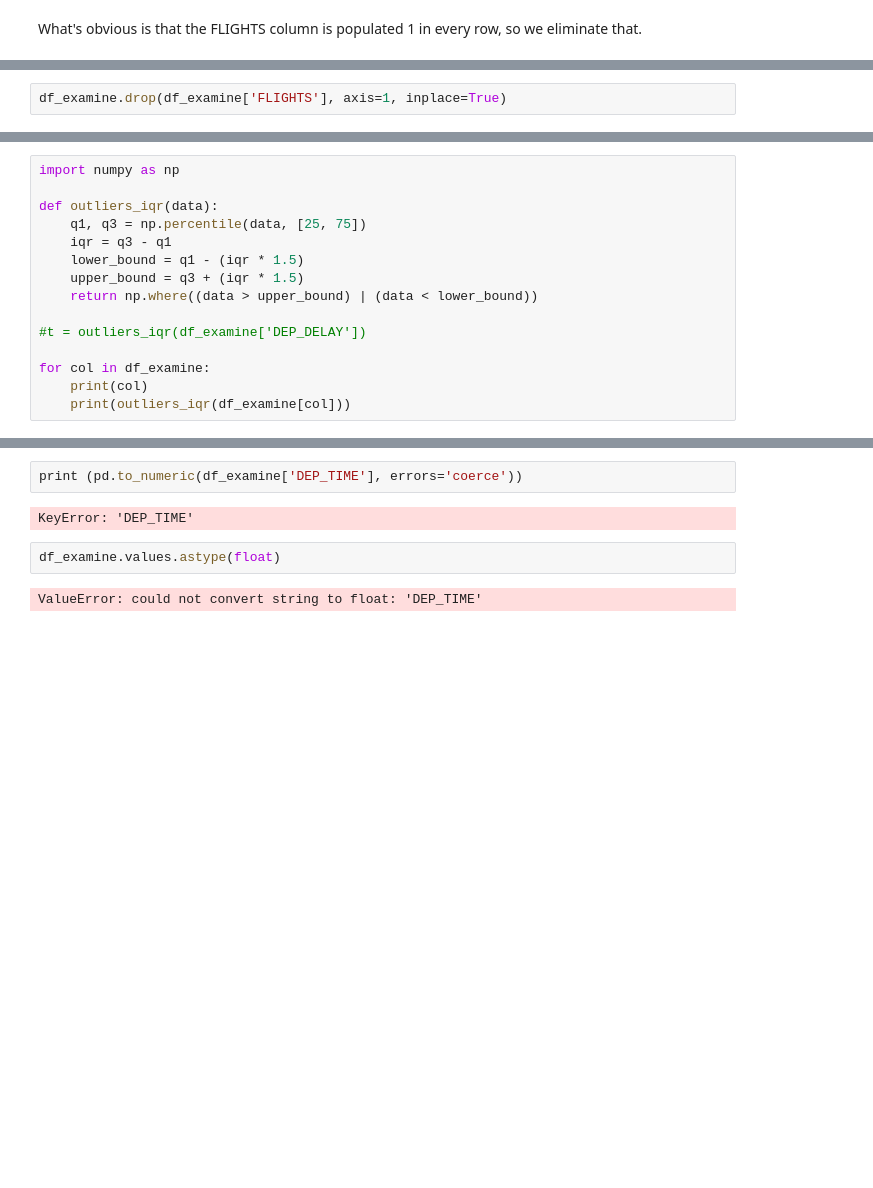
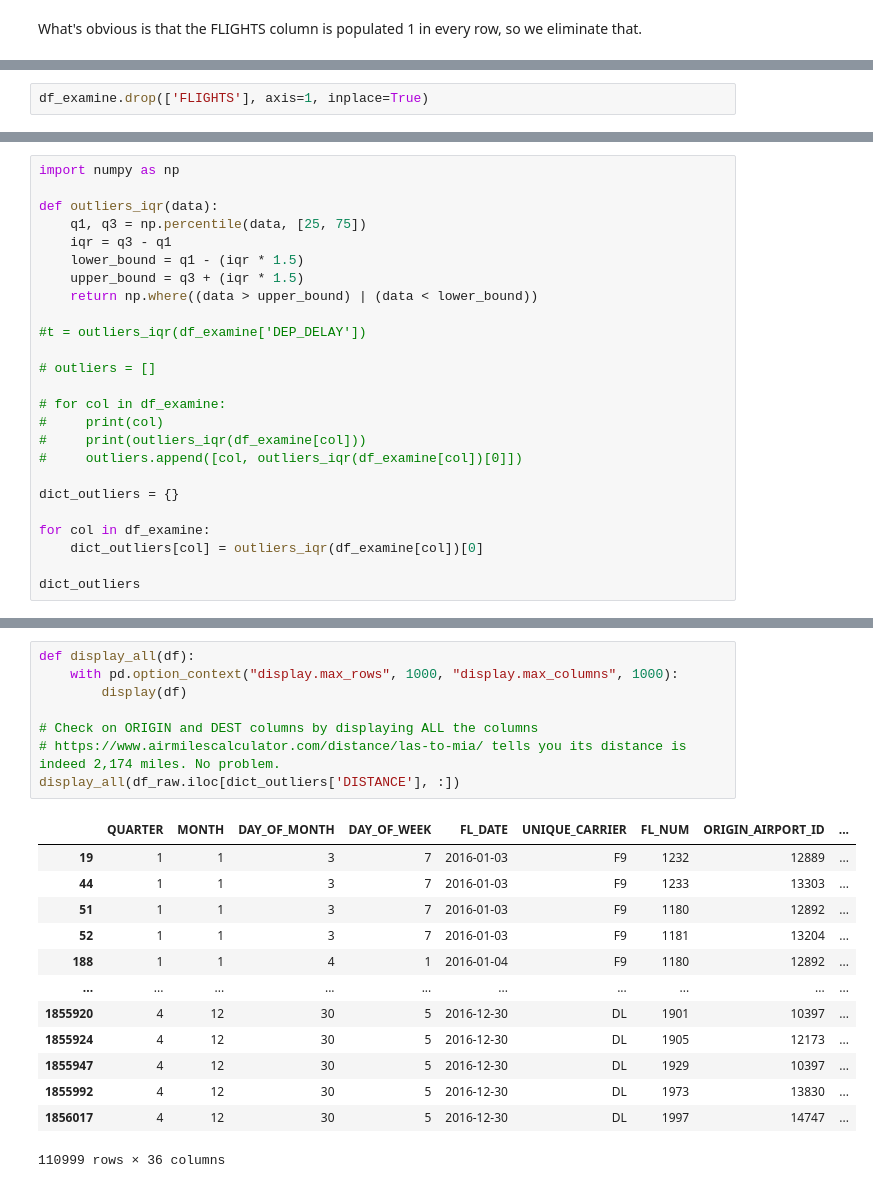
Before and after one commit to tezzytezzy/us-flight-delay, a Jupyter notebook: us-flight-delay.ipynb, the cells around one changed output, grey strips where cells are left out. Cells and saved outputs as stored; diff of their text form; blank space fills up the shorter version.

```diff
--- a/us-flight-delay.ipynb
+++ b/us-flight-delay.ipynb
@@ -157,5 +223,5 @@ What's obvious is that the FLIGHTS column is populated 1 in every row, so we eli
 # %%
-df_examine.drop(df_examine['FLIGHTS'], axis=1, inplace=True)
+df_examine.drop(['FLIGHTS'], axis=1, inplace=True)
 # %% [markdown]
 No data set is immaculately ready for number crunching. Let's compare two techniques to remove outliers.
 
@@ -173,7 +239,17 @@ def outliers_iqr(data):
 
 #t = outliers_iqr(df_examine['DEP_DELAY'])
 
+# outliers = []
+
+# for col in df_examine:
+#     print(col)
+#     print(outliers_iqr(df_examine[col]))
+#     outliers.append([col, outliers_iqr(df_examine[col])[0]])
+
+dict_outliers = {}
+
 for col in df_examine:
-    print(col)
-    print(outliers_iqr(df_examine[col]))
+    dict_outliers[col] = outliers_iqr(df_examine[col])[0]
+
+dict_outliers
 # %% [output]
@@ -224,8 +271,22 @@ df_examine
-# %%
-print (pd.to_numeric(df_examine['DEP_TIME'], errors='coerce'))
-# %% [output]
-KeyError: 'DEP_TIME'
-# %%
-df_examine.values.astype(float)
-# %% [output]
-ValueError: could not convert string to float: 'DEP_TIME'
+# %%
+def display_all(df):
+    with pd.option_context("display.max_rows", 1000, "display.max_columns", 1000):
+        display(df)
+
+# Check on ORIGIN and DEST columns by displaying ALL the columns
+# https://www.airmilescalculator.com/distance/las-to-mia/ tells you its distance is indeed 2,174 miles. No problem.
+display_all(df_raw.iloc[dict_outliers['DISTANCE'], :])
+# %% [output]
+|  | QUARTER | MONTH | DAY_OF_MONTH | DAY_OF_WEEK | FL_DATE | UNIQUE_CARRIER | FL_NUM | ORIGIN_AIRPORT_ID | ... |
+| 19 | 1 | 1 | 3 | 7 | 2016-01-03 | F9 | 1232 | 12889 | ... |
+| 44 | 1 | 1 | 3 | 7 | 2016-01-03 | F9 | 1233 | 13303 | ... |
+| 51 | 1 | 1 | 3 | 7 | 2016-01-03 | F9 | 1180 | 12892 | ... |
+| 52 | 1 | 1 | 3 | 7 | 2016-01-03 | F9 | 1181 | 13204 | ... |
+| 188 | 1 | 1 | 4 | 1 | 2016-01-04 | F9 | 1180 | 12892 | ... |
+| ... | ... | ... | ... | ... | ... | ... | ... | ... | ... |
+| 1855920 | 4 | 12 | 30 | 5 | 2016-12-30 | DL | 1901 | 10397 | ... |
+| 1855924 | 4 | 12 | 30 | 5 | 2016-12-30 | DL | 1905 | 12173 | ... |
+| 1855947 | 4 | 12 | 30 | 5 | 2016-12-30 | DL | 1929 | 10397 | ... |
+| 1855992 | 4 | 12 | 30 | 5 | 2016-12-30 | DL | 1973 | 13830 | ... |
+| 1856017 | 4 | 12 | 30 | 5 | 2016-12-30 | DL | 1997 | 14747 | ... |
+110999 rows × 36 columns
```
Also changed, not shown: parts of 28 cells of this notebook.
